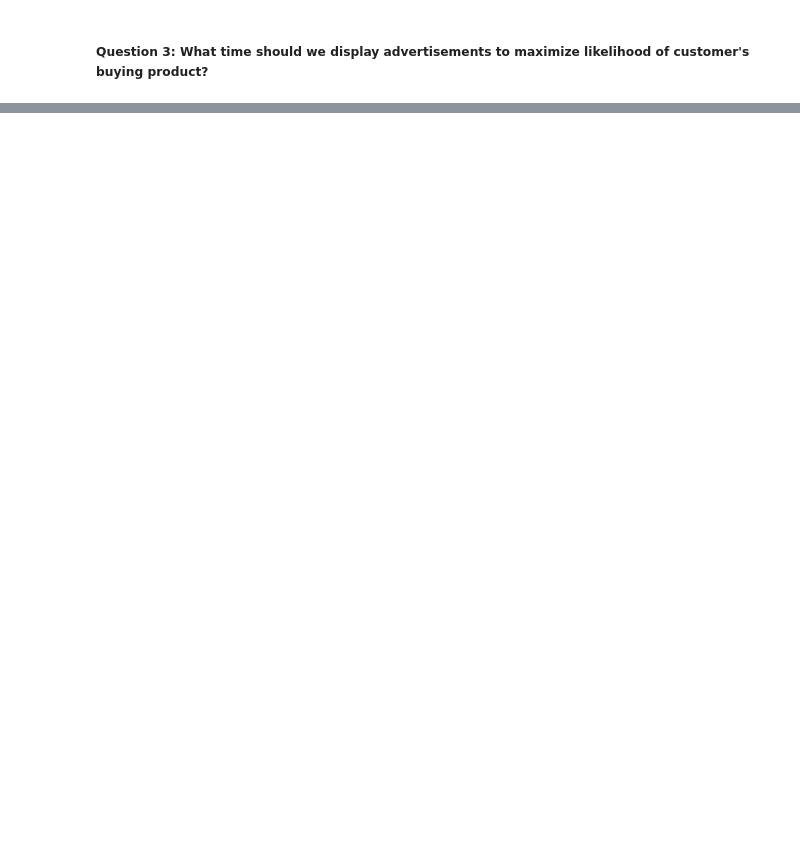
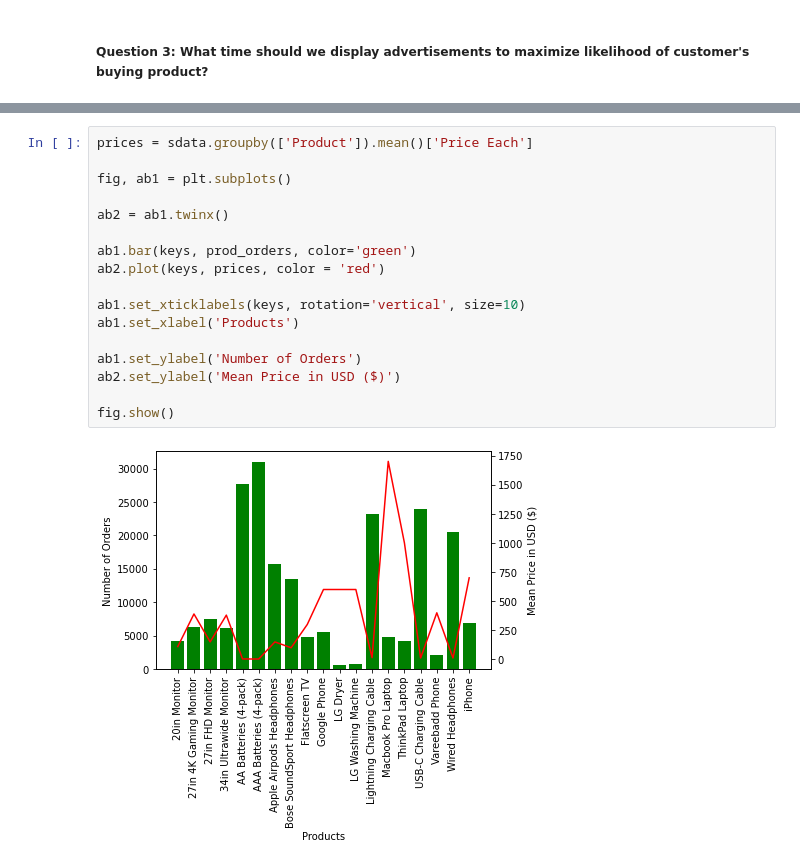
Before and after one commit to mistageek/Pandaspd, a Jupyter notebook: Pandas Sales Analysis.ipynb, the cells around one changed output, grey strips where cells are left out. Cells and saved outputs as stored; diff of their text form; blank space fills up the shorter version.

```diff
--- a/Pandas Sales Analysis.ipynb
+++ b/Pandas Sales Analysis.ipynb
@@ -252,0 +305,19 @@ plt.show()
+# %%
+prices = sdata.groupby(['Product']).mean()['Price Each']
+
+fig, ab1 = plt.subplots()
+
+ab2 = ab1.twinx()
+
+ab1.bar(keys, prod_orders, color='green')
+ab2.plot(keys, prices, color = 'red')
+
+ab1.set_xticklabels(keys, rotation='vertical', size=10)
+ab1.set_xlabel('Products')
+
+ab1.set_ylabel('Number of Orders')
+ab2.set_ylabel('Mean Price in USD ($)')
+
+fig.show()
+# %% [output]
+[figure, added]
```
Also changed, not shown: parts of 17 cells of this notebook.
